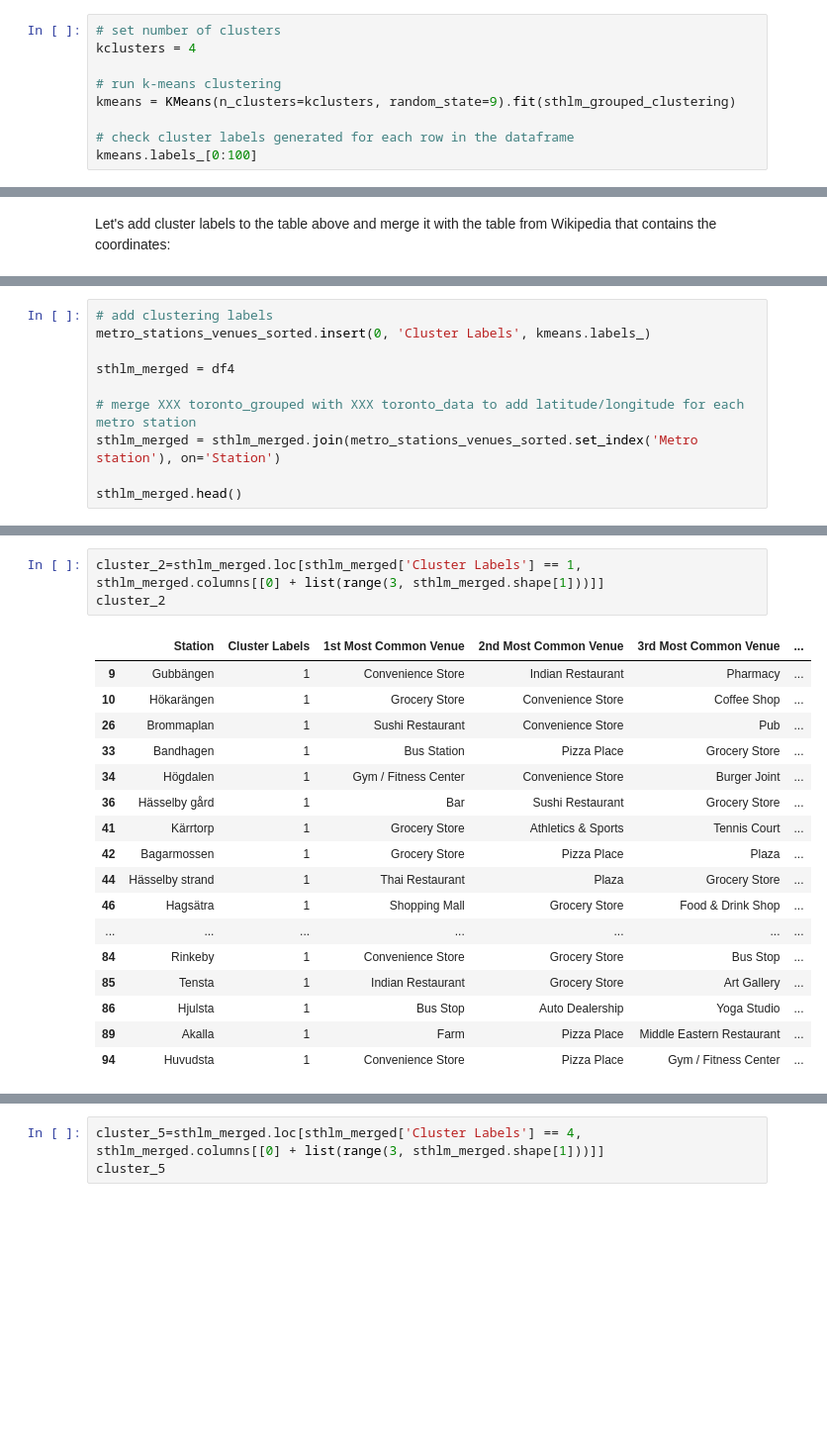
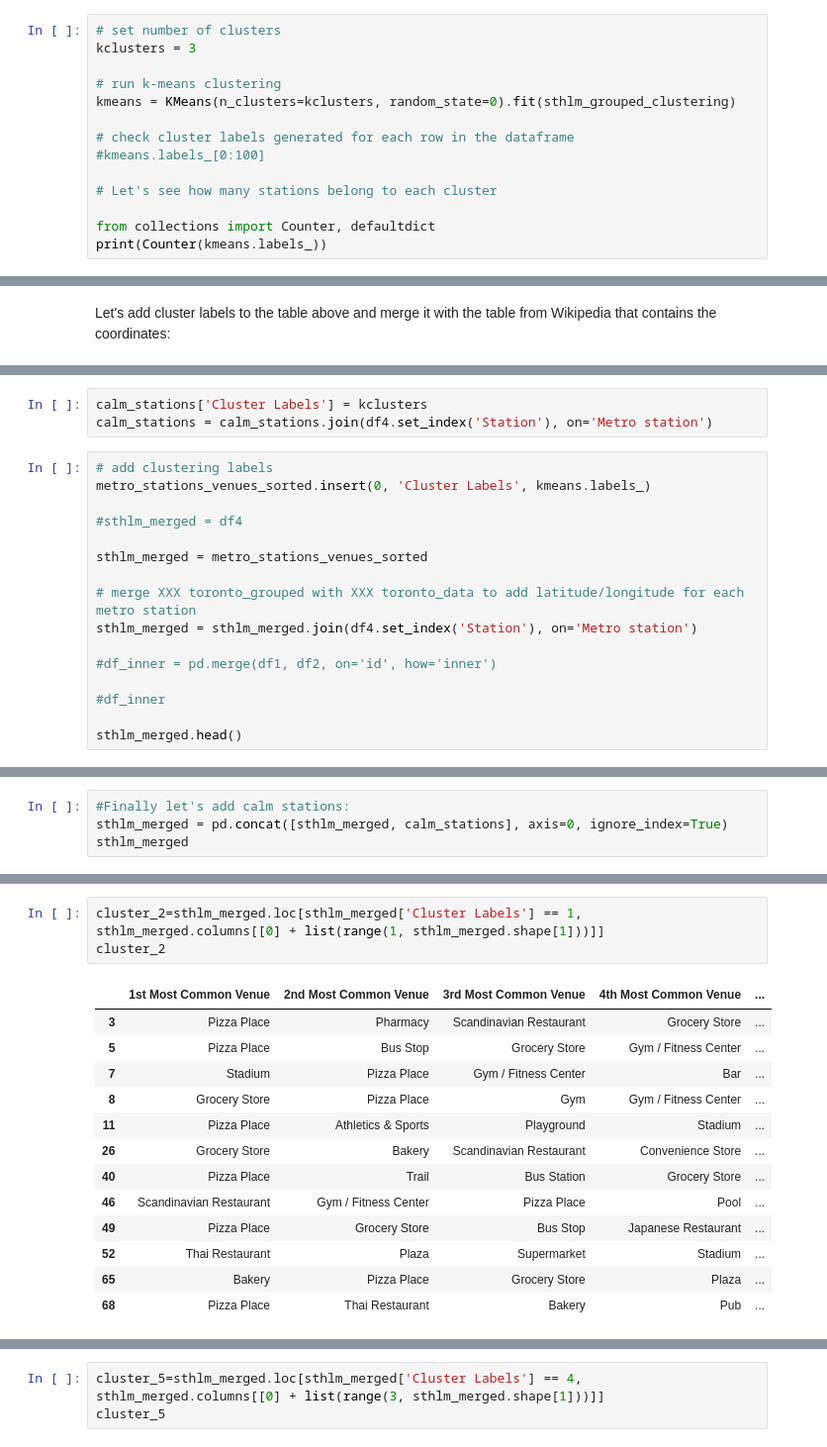
Before and after one commit to OxanaFalk/Coursera_Capstone, a Jupyter notebook: Notebook_Final_assigment_Capstone_Project_Oxana_Falk.ipynb, the cells around one changed output, grey strips where cells are left out. Shown at 99% size. Saved outputs shown, nothing was run; the diff lists cells and outputs as text; blank space fills up the shorter version.

```diff
--- a/Notebook_Final_assigment_Capstone_Project_Oxana_Falk.ipynb
+++ b/Notebook_Final_assigment_Capstone_Project_Oxana_Falk.ipynb
@@ -467,10 +470,15 @@ Both the Elbow method and silhuette score indicate that the optimal number of cl
 # %%
 # set number of clusters
-kclusters = 4
+kclusters = 3
 
 # run k-means clustering
-kmeans = KMeans(n_clusters=kclusters, random_state=9).fit(sthlm_grouped_clustering)
+kmeans = KMeans(n_clusters=kclusters, random_state=0).fit(sthlm_grouped_clustering)
 
 # check cluster labels generated for each row in the dataframe
-kmeans.labels_[0:100]
+#kmeans.labels_[0:100]
+
+# Let's see how many stations belong to each cluster
+
+from collections import Counter, defaultdict
+print(Counter(kmeans.labels_))
 # %% [output]
@@ -560,11 +537,20 @@ Let's add cluster labels to the table above and merge it with the table from Wik
+# %%
+calm_stations['Cluster Labels'] = kclusters
+calm_stations = calm_stations.join(df4.set_index('Station'), on='Metro station')
 # %%
 # add clustering labels
 metro_stations_venues_sorted.insert(0, 'Cluster Labels', kmeans.labels_)
 
-sthlm_merged = df4
+#sthlm_merged = df4
+
+sthlm_merged = metro_stations_venues_sorted
 
 # merge XXX toronto_grouped with XXX toronto_data to add latitude/longitude for each metro station
-sthlm_merged = sthlm_merged.join(metro_stations_venues_sorted.set_index('Metro station'), on='Station')
+sthlm_merged = sthlm_merged.join(df4.set_index('Station'), on='Metro station')
+
+#df_inner = pd.merge(df1, df2, on='id', how='inner')
+
+#df_inner
 
 sthlm_merged.head()
 # %% [output]
@@ -584,0 +563,4 @@ sthlm_merged.groupby('Cluster Labels').count()
+# %%
+#Finally let's add calm stations:
+sthlm_merged = pd.concat([sthlm_merged, calm_stations], axis=0, ignore_index=True)
+sthlm_merged
@@ -632,22 +634,18 @@ cluster_1
 # %%
-cluster_2=sthlm_merged.loc[sthlm_merged['Cluster Labels'] == 1, sthlm_merged.columns[[0] + list(range(3, sthlm_merged.shape[1]))]]
+cluster_2=sthlm_merged.loc[sthlm_merged['Cluster Labels'] == 1, sthlm_merged.columns[[0] + list(range(1, sthlm_merged.shape[1]))]]
 cluster_2
 # %% [output]
-|  | Station | Cluster Labels | 1st Most Common Venue | 2nd Most Common Venue | 3rd Most Common Venue | ... |
-| 9 | Gubbängen | 1 | Convenience Store | Indian Restaurant | Pharmacy | ... |
-| 10 | Hökarängen | 1 | Grocery Store | Convenience Store | Coffee Shop | ... |
-| 26 | Brommaplan | 1 | Sushi Restaurant | Convenience Store | Pub | ... |
-| 33 | Bandhagen | 1 | Bus Station | Pizza Place | Grocery Store | ... |
-| 34 | Högdalen | 1 | Gym / Fitness Center | Convenience Store | Burger Joint | ... |
-| 36 | Hässelby gård | 1 | Bar | Sushi Restaurant | Grocery Store | ... |
-| 41 | Kärrtorp | 1 | Grocery Store | Athletics & Sports | Tennis Court | ... |
-| 42 | Bagarmossen | 1 | Grocery Store | Pizza Place | Plaza | ... |
-| 44 | Hässelby strand | 1 | Thai Restaurant | Plaza | Grocery Store | ... |
-| 46 | Hagsätra | 1 | Shopping Mall | Grocery Store | Food & Drink Shop | ... |
-| ... | ... | ... | ... | ... | ... | ... |
-| 84 | Rinkeby | 1 | Convenience Store | Grocery Store | Bus Stop | ... |
-| 85 | Tensta | 1 | Indian Restaurant | Grocery Store | Art Gallery | ... |
-| 86 | Hjulsta | 1 | Bus Stop | Auto Dealership | Yoga Studio | ... |
-| 89 | Akalla | 1 | Farm | Pizza Place | Middle Eastern Restaurant | ... |
-| 94 | Huvudsta | 1 | Convenience Store | Pizza Place | Gym / Fitness Center | ... |
+|  | 1st Most Common Venue | 2nd Most Common Venue | 3rd Most Common Venue | 4th Most Common Venue | ... |
+| 3 | Pizza Place | Pharmacy | Scandinavian Restaurant | Grocery Store | ... |
+| 5 | Pizza Place | Bus Stop | Grocery Store | Gym / Fitness Center | ... |
+| 7 | Stadium | Pizza Place | Gym / Fitness Center | Bar | ... |
+| 8 | Grocery Store | Pizza Place | Gym | Gym / Fitness Center | ... |
+| 11 | Pizza Place | Athletics & Sports | Playground | Stadium | ... |
+| 26 | Grocery Store | Bakery | Scandinavian Restaurant | Convenience Store | ... |
+| 40 | Pizza Place | Trail | Bus Station | Grocery Store | ... |
+| 46 | Scandinavian Restaurant | Gym / Fitness Center | Pizza Place | Pool | ... |
+| 49 | Pizza Place | Grocery Store | Bus Stop | Japanese Restaurant | ... |
+| 52 | Thai Restaurant | Plaza | Supermarket | Stadium | ... |
+| 65 | Bakery | Pizza Place | Grocery Store | Plaza | ... |
+| 68 | Pizza Place | Thai Restaurant | Bakery | Pub | ... |
 # %%
```
Also changed, not shown: parts of 52 cells of this notebook, 2 other files.
